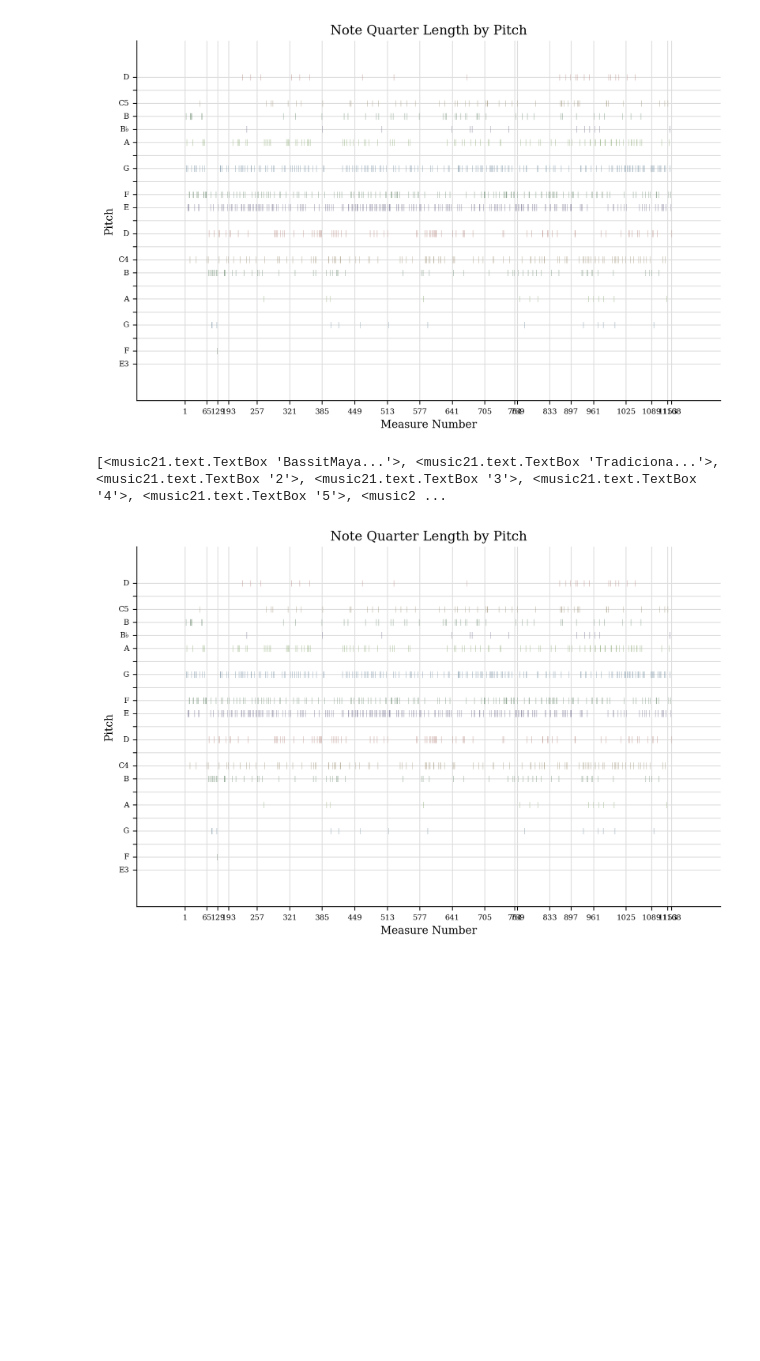
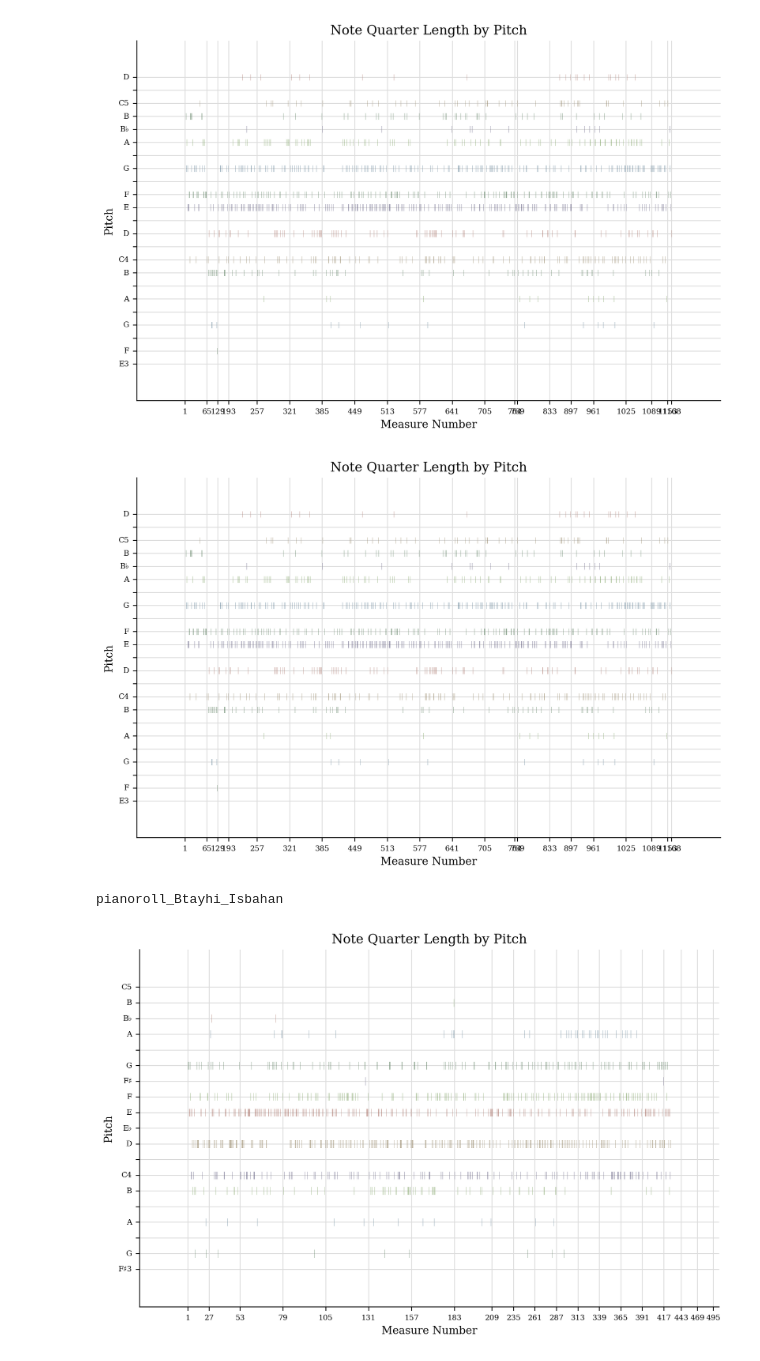
Before and after one commit to abhishekneerr/AMPLab, a Jupyter notebook: ethnonmusicology/Nawab_melodic_similarities.ipynb, the cells around one changed output. Saved outputs shown, nothing was run; the diff lists cells and outputs as text; code cells hidden in the pictures; blank space fills up the shorter version.

Commit message:
added musicxml files for the nawbas and pianoroll

```diff
--- a/ethnonmusicology/Nawab_melodic_similarities.ipynb
+++ b/ethnonmusicology/Nawab_melodic_similarities.ipynb
@@ -456,9 +458,30 @@ plot_pianoroll = s.plot('pianoroll')
 [figure]
 [figure]
 # %%
-print(s[:100])
+
 
 short_plot_pianoroll = s.plot('pianoroll')
 # %% [output]
-[<music21.text.TextBox 'BassitMaya...'>, <music21.text.TextBox 'Tradiciona...'>, <music21.text.TextBox '2'>, <music21.text.TextBox '3'>, <music21.text.TextBox '4'>, <music21.text.TextBox '5'>, <music2 ...
 [figure]
+# %%
+s1 = converter.parse(
+    'Btayhi_Isbahan.mxl')
+
+s2 = converter.parse(
+    'Btayhi_Istihlal.mxl')
+
+s3 = converter.parse(
+    'Btayhi_Maya.mxl')
+
+s4 = converter.parse(
+    'Btayhi_Raml_Maya.mxl')
+
+s5 = converter.parse(
+    'Btayhi_Rasd_Dayl.mxl')
+# %%
+
+print("pianoroll_Btayhi_Isbahan")
+pianoroll_Btayhi_Isbahan = s1.plot('pianoroll')
+# %% [output]
+pianoroll_Btayhi_Isbahan
+[figure, added]
```
Also changed, not shown: parts of 7 cells of this notebook, 6 other files.
